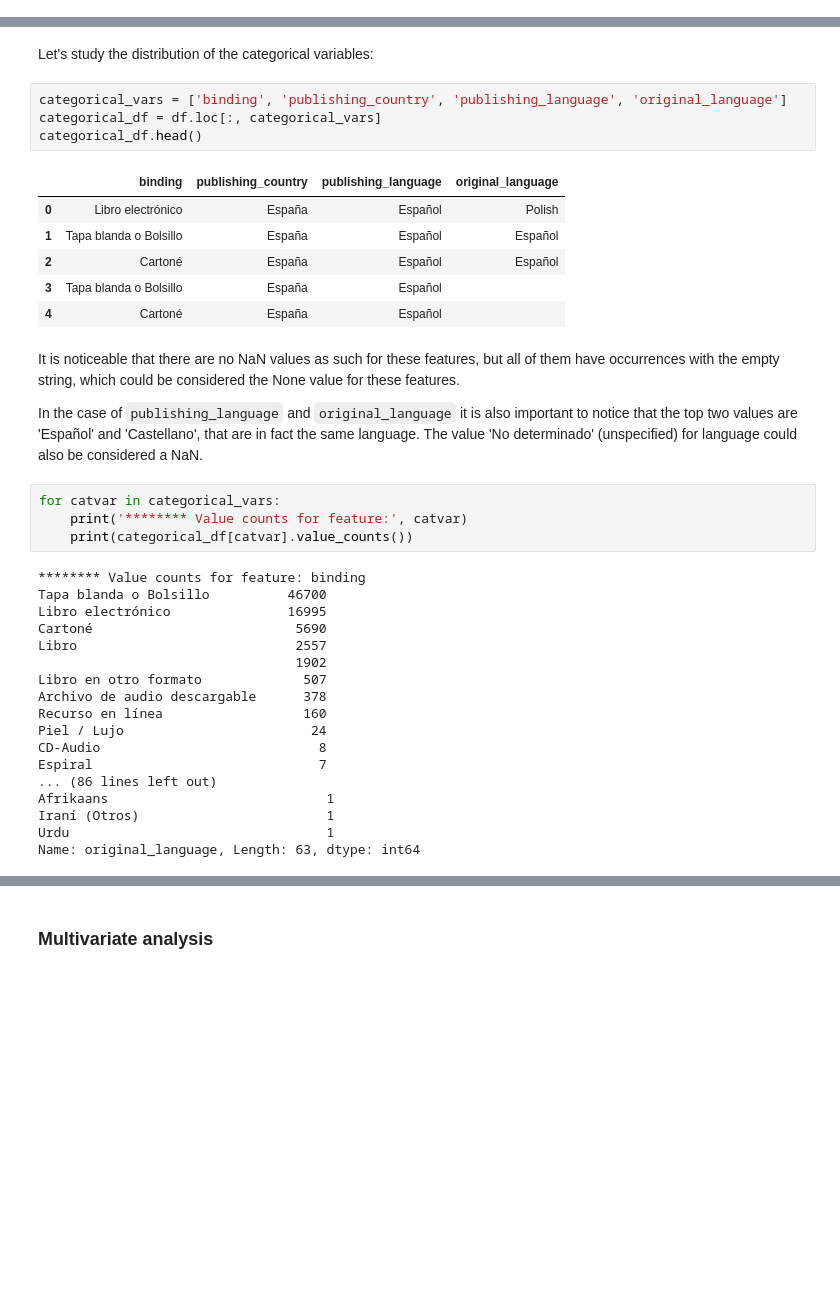
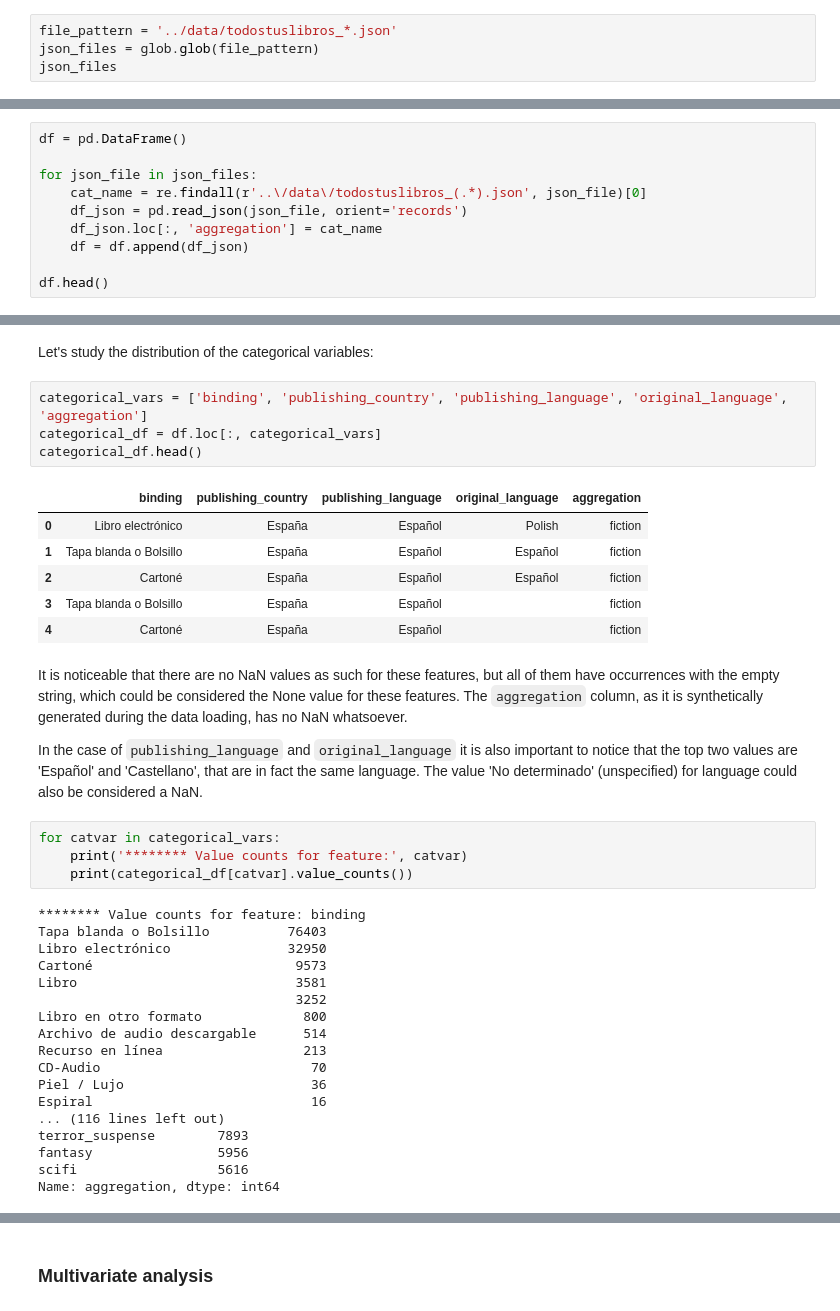
Before and after one commit to ladywithanermine/ermine-book-reviews-analysis, a Jupyter notebook: notebooks/eda_todostuslibros.ipynb, the cells around one changed output, grey strips where cells are left out. Cells and saved outputs as stored; diff of their text form; blank space fills up the shorter version.

```diff
--- a/notebooks/eda_todostuslibros.ipynb
+++ b/notebooks/eda_todostuslibros.ipynb
@@ -34,0 +56,4 @@ df.head(10)
+# %%
+file_pattern = '../data/todostuslibros_*.json'
+json_files = glob.glob(file_pattern)
+json_files
@@ -34,0 +68,10 @@ df.head(10)
+# %%
+df = pd.DataFrame()
+
+for json_file in json_files:
+    cat_name = re.findall(r'..\/data\/todostuslibros_(.*).json', json_file)[0]
+    df_json = pd.read_json(json_file, orient='records')
+    df_json.loc[:, 'aggregation'] = cat_name
+    df = df.append(df_json)
+
+df.head()
@@ -206,18 +270,18 @@ qualitative_df.head()
 # %% [markdown]
 Let's study the distribution of the categorical variables:
 # %%
-categorical_vars = ['binding', 'publishing_country', 'publishing_language', 'original_language']
+categorical_vars = ['binding', 'publishing_country', 'publishing_language', 'original_language', 'aggregation']
 categorical_df = df.loc[:, categorical_vars]
 categorical_df.head()
 # %% [output]
-|  | binding | publishing_country | publishing_language | original_language |
-| 0 | Libro electrónico | España | Español | Polish |
-| 1 | Tapa blanda o Bolsillo | España | Español | Español |
-| 2 | Cartoné | España | Español | Español |
-| 3 | Tapa blanda o Bolsillo | España | Español |  |
-| 4 | Cartoné | España | Español |  |
+|  | binding | publishing_country | publishing_language | original_language | aggregation |
+| 0 | Libro electrónico | España | Español | Polish | fiction |
+| 1 | Tapa blanda o Bolsillo | España | Español | Español | fiction |
+| 2 | Cartoné | España | Español | Español | fiction |
+| 3 | Tapa blanda o Bolsillo | España | Español |  | fiction |
+| 4 | Cartoné | España | Español |  | fiction |
 # %% [markdown]
-It is noticeable that there are no NaN values as such for these features, but all of them have occurrences with the empty string, which could be considered the None value for these features.
+It is noticeable that there are no NaN values as such for these features, but all of them have occurrences with the empty string, which could be considered the None value for these features. The `aggregation` column, as it is synthetically generated during the data loading, has no NaN whatsoever.
 
 In the case of `publishing_language` and `original_language` it is also important to notice that the top two values are 'Español' and 'Castellano', that are in fact the same language. The value 'No determinado' (unspecified) for language could also be considered a NaN.
 # %%
@@ -226,19 +290,19 @@ for catvar in categorical_vars:
     print(categorical_df[catvar].value_counts())
 # %% [output]
 ******** Value counts for feature: binding
-Tapa blanda o Bolsillo          46700
-Libro electrónico               16995
-Cartoné                          5690
-Libro                            2557
-                                 1902
-Libro en otro formato             507
-Archivo de audio descargable      378
-Recurso en línea                  160
-Piel / Lujo                        24
-CD-Audio                            8
-Espiral                             7
-... (86 lines left out)
-Afrikaans                            1
-Iraní (Otros)                        1
-Urdu                                 1
-Name: original_language, Length: 63, dtype: int64
+Tapa blanda o Bolsillo          76403
+Libro electrónico               32950
+Cartoné                          9573
+Libro                            3581
+                                 3252
+Libro en otro formato             800
+Archivo de audio descargable      514
+Recurso en línea                  213
+CD-Audio                           70
+Piel / Lujo                        36
+Espiral                            16
+... (116 lines left out)
+terror_suspense        7893
+fantasy                5956
+scifi                  5616
+Name: aggregation, dtype: int64
```
Also changed, not shown: parts of 35 cells of this notebook.
